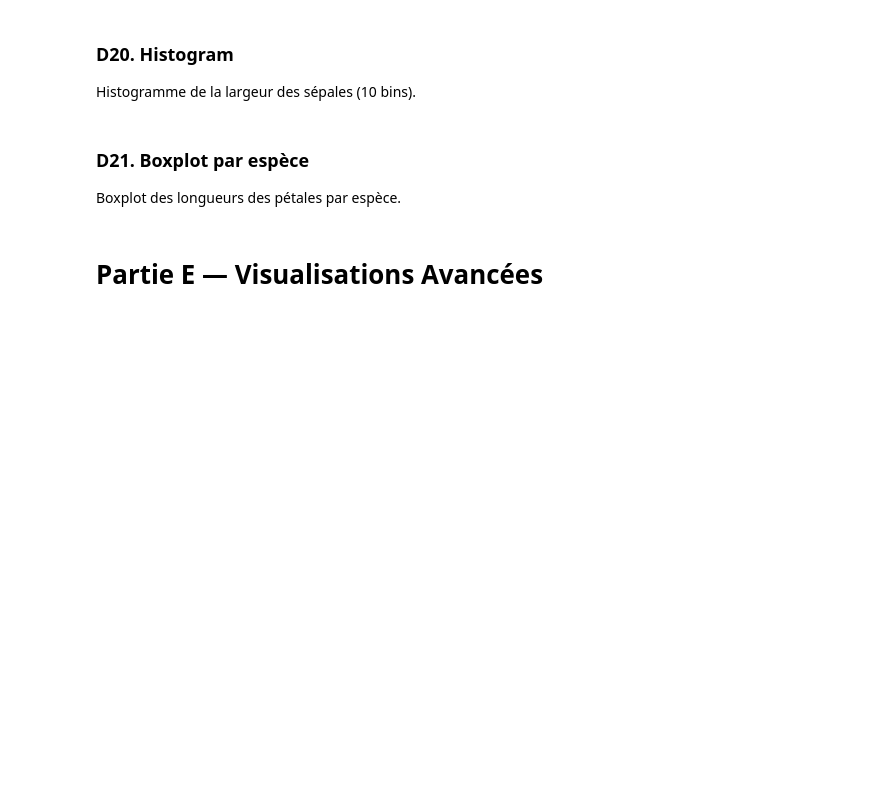
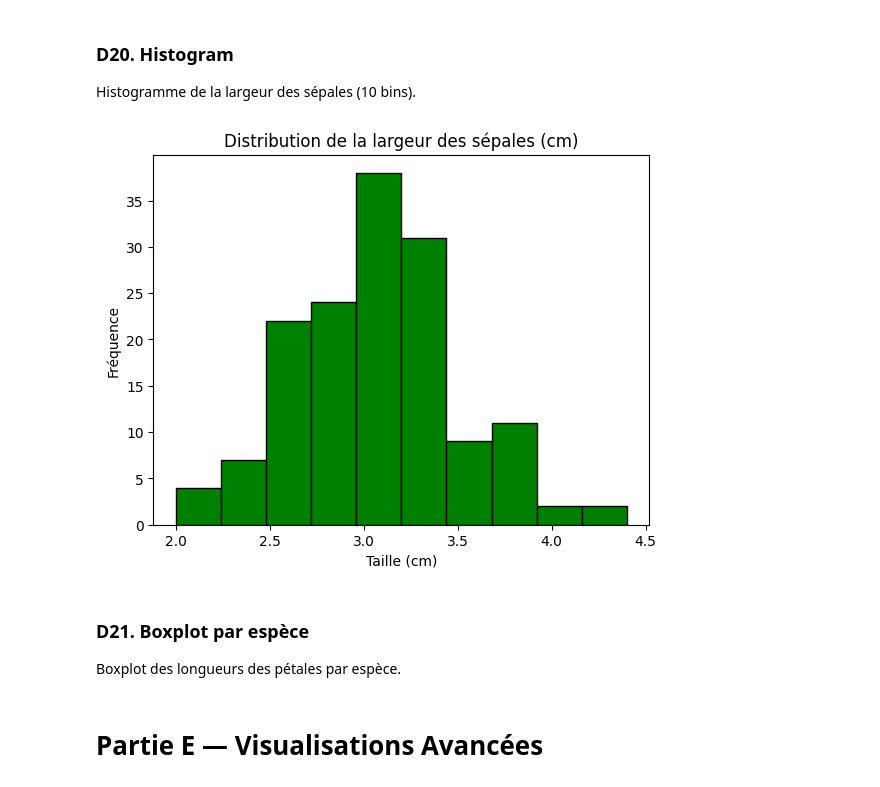
Before and after one commit to USMS-FPK-IA-GI-2025/controle-01-numpy-and-matplotlib-iris-Anam-Ayoub, a Jupyter notebook: notebooks/controle_numpy_matplotlib.ipynb, the cells around one changed output. Drawn from its saved outputs; the diff is of its cells as text; code cells hidden in the pictures; blank space fills up the shorter version.

Commit message:
BLOC 20 done (colab)

```diff
--- a/notebooks/controle_numpy_matplotlib.ipynb
+++ b/notebooks/controle_numpy_matplotlib.ipynb
@@ -368,3 +365,14 @@ Histogramme de la largeur des sépales (10 bins).
+# %%
+# Votre code ici
+#=========== BLOC 20 ===========
+
+plt.hist(features[: , 1], bins=10, color='green', edgecolor='black')
+plt.title('Distribution de la largeur des sépales (cm)')
+plt.xlabel('Taille (cm)')
+plt.ylabel('Fréquence')
+plt.show()
+# %% [output]
+[figure, added]
 # %% [markdown]
 ### **D21. Boxplot par espèce**
 Boxplot des longueurs des pétales par espèce.
```
Also changed, not shown: parts of 3 cells of this notebook.
